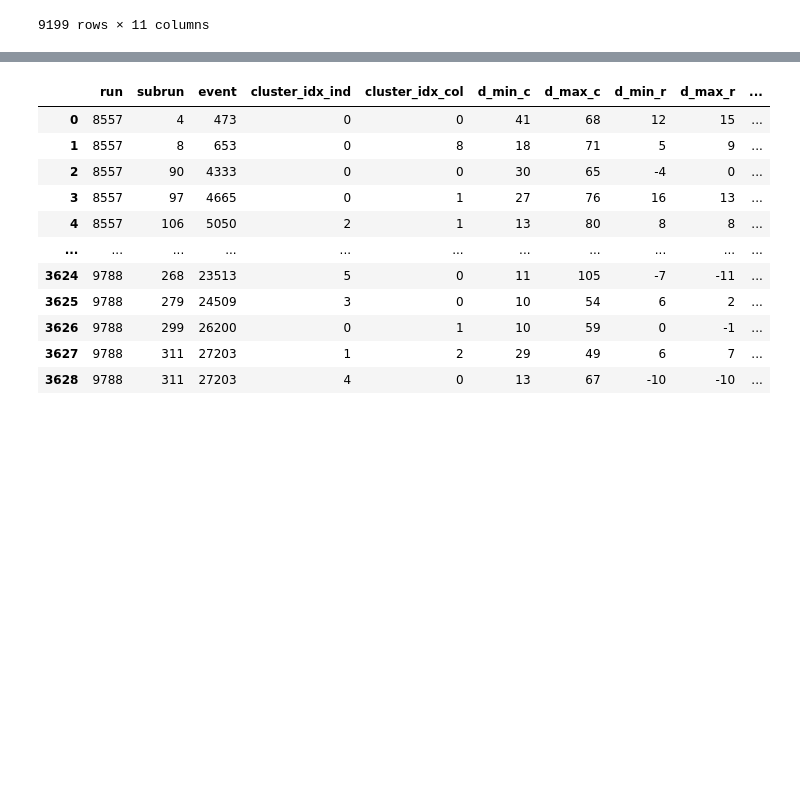
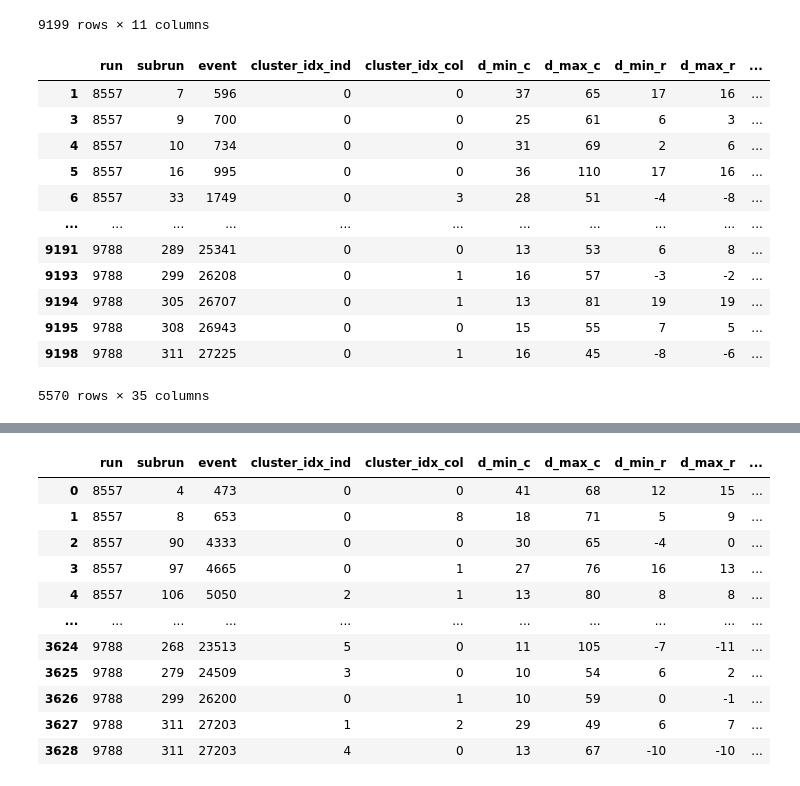
Before and after one commit to mohummudh/proton-deuteron, a Jupyter notebook: notebooks/matching_clusters.ipynb, the cells around one changed output, grey strips where cells are left out. Saved outputs shown, nothing was run; the diff lists cells and outputs as text; code cells hidden in the pictures; blank space fills up the shorter version.

```diff
--- a/notebooks/matching_clusters.ipynb
+++ b/notebooks/matching_clusters.ipynb
@@ -262,6 +270,47 @@ pairs_1to1
 | 9197 | 9788 | 311 | 27203 | 4 | 0 | 13 | 67 | -10 | -10 | ... |
 | 9198 | 9788 | 311 | 27225 | 0 | 1 | 16 | 45 | -8 | -6 | ... |
 9199 rows × 11 columns
+# %%
+# Run pairing first
+pairs_1to1 = pair_clusters(allclusters, one_to_one=True, height_tol=5)
+
+# Extract the induction and collection plane masks
+ind_mask, col_mask = _plane_masks(allclusters)
+ind_all = allclusters.loc[ind_mask].copy()
+col_all = allclusters.loc[col_mask].copy()
+
+# Merge each side carefully using run/subrun/event + index + plane type
+induction_df = pairs_1to1.merge(
+    ind_all,
+    left_on=['run', 'subrun', 'event', 'cluster_idx_ind'],
+    right_on=['run', 'subrun', 'event', 'cluster_idx'],
+    how='left',
+    suffixes=('', '_ind')
+)
+
+collection_df = pairs_1to1.merge(
+    col_all,
+    left_on=['run', 'subrun', 'event', 'cluster_idx_col'],
+    right_on=['run', 'subrun', 'event', 'cluster_idx'],
+    how='left',
+    suffixes=('', '_col')
+)
+# %%
+collection_df[collection_df['particle_type'] == 'proton']
+# %% [output]
+|  | run | subrun | event | cluster_idx_ind | cluster_idx_col | d_min_c | d_max_c | d_min_r | d_max_r | ... |
+| 1 | 8557 | 7 | 596 | 0 | 0 | 37 | 65 | 17 | 16 | ... |
+| 3 | 8557 | 9 | 700 | 0 | 0 | 25 | 61 | 6 | 3 | ... |
+| 4 | 8557 | 10 | 734 | 0 | 0 | 31 | 69 | 2 | 6 | ... |
+| 5 | 8557 | 16 | 995 | 0 | 0 | 36 | 110 | 17 | 16 | ... |
+| 6 | 8557 | 33 | 1749 | 0 | 3 | 28 | 51 | -4 | -8 | ... |
+| ... | ... | ... | ... | ... | ... | ... | ... | ... | ... | ... |
+| 9191 | 9788 | 289 | 25341 | 0 | 0 | 13 | 53 | 6 | 8 | ... |
+| 9193 | 9788 | 299 | 26208 | 0 | 1 | 16 | 57 | -3 | -2 | ... |
+| 9194 | 9788 | 305 | 26707 | 0 | 1 | 13 | 81 | 19 | 19 | ... |
+| 9195 | 9788 | 308 | 26943 | 0 | 0 | 15 | 55 | 7 | 5 | ... |
+| 9198 | 9788 | 311 | 27225 | 0 | 1 | 16 | 45 | -8 | -6 | ... |
+5570 rows × 35 columns
 # %%
 import matplotlib.pyplot as plt
 import seaborn as sns
```
Also changed, not shown: parts of 3 cells of this notebook, 1 other file.
